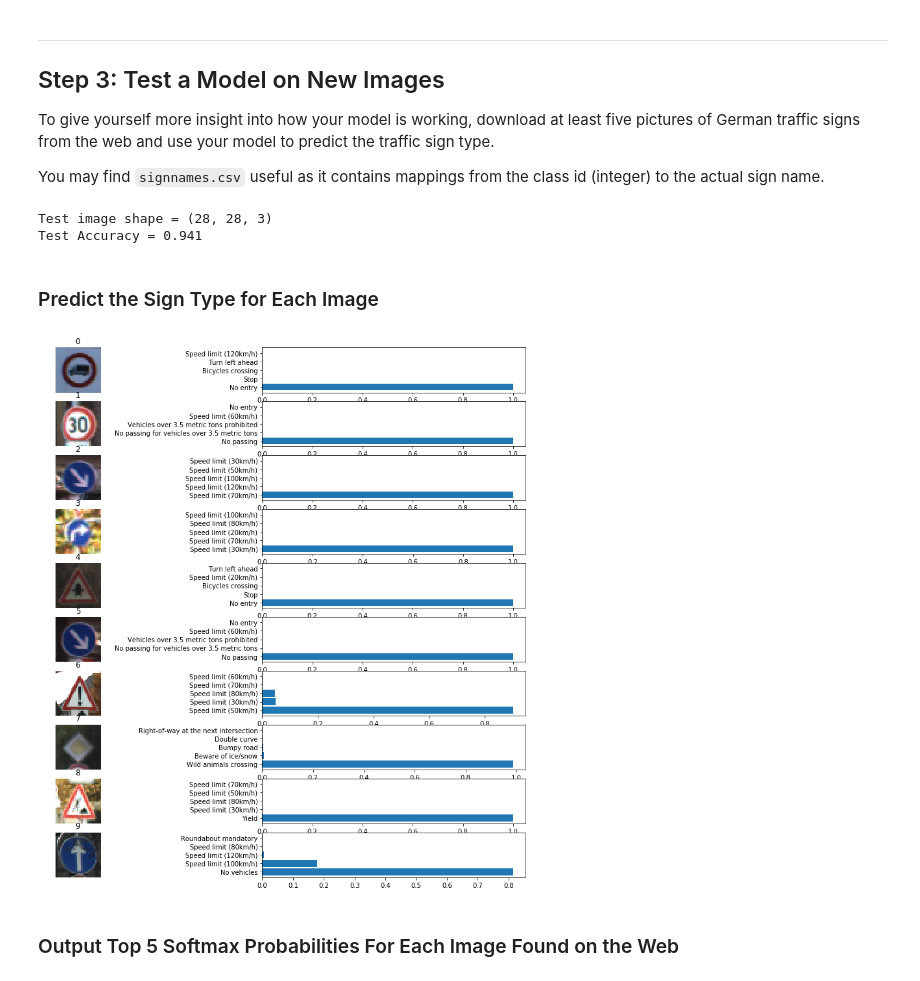
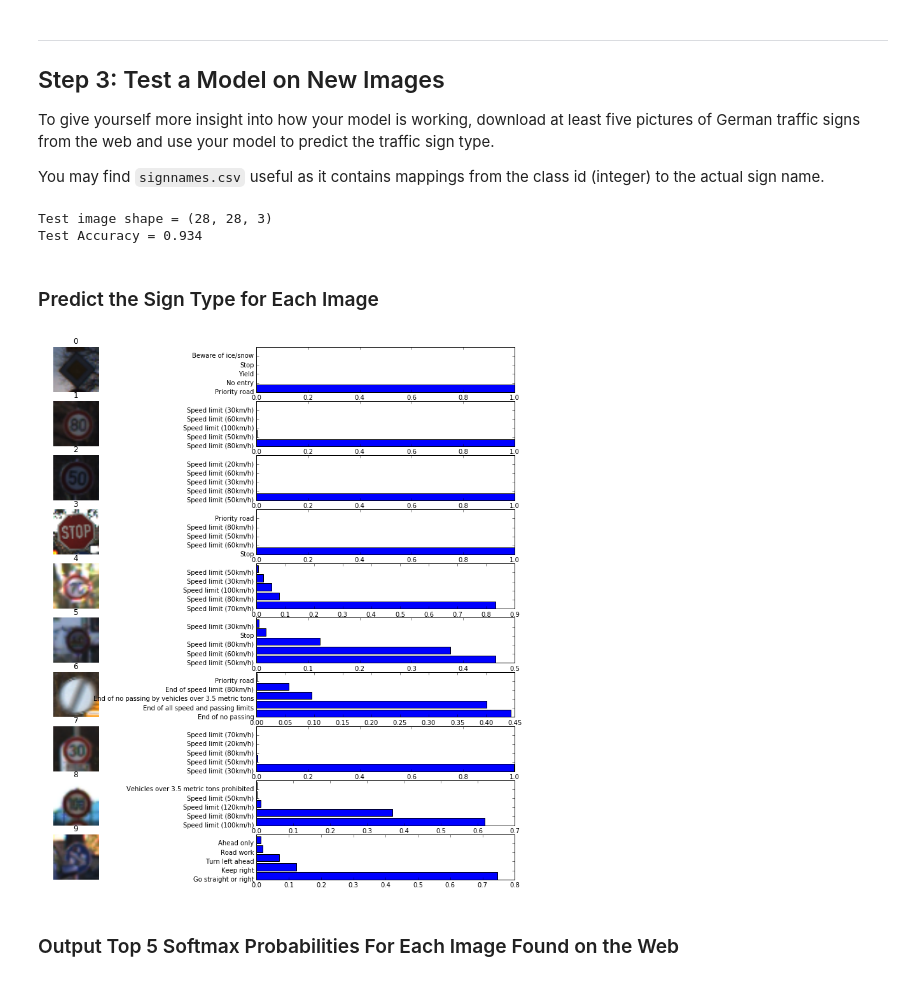
Before and after one commit to uranus4ever/Traffic-Sign-Classifier-CNN, a Jupyter notebook: Traffic_Sign_Classifier-Copy1.ipynb, the cells around one changed output. Saved outputs shown, nothing was run; the diff lists cells and outputs as text; code cells hidden in the pictures.

Commit message:
Modify test image plot

```diff
--- a/Traffic_Sign_Classifier-Copy1.ipynb
+++ b/Traffic_Sign_Classifier-Copy1.ipynb
@@ -186,23 +186,26 @@ def rotate_img(img):
     Mat = cv2.getRotationMatrix2D((mid_x, mid_y), ang, 1.0)
     return cv2.warpAffine(img, Mat, img.shape[:2])
 
-img = X_train_pure[200,:,:,:]
-img1 = crop(img, margin=2)
-img2 = blur(img1)
-img3 = equal_Hist(img2)
+def plotimage(img):
+    img1 = crop(img, margin=2)
+    img2 = blur(img1)
+    img3 = equal_Hist(img2)
 
-plt.figure(figsize=(8, 2))
-plt.subplot(1, 4, 1)
-plt.imshow(img)
-plt.title("Raw image({}x{})".format(img.shape[0], img.shape[1]))
-plt.subplot(1, 4, 2)
-plt.imshow(img1)
-plt.title("crop image({}x{})".format(img1.shape[0], img1.shape[1]))
-plt.subplot(1, 4, 3)
-plt.imshow(img2)
-plt.title("Sharpen")
-plt.subplot(1, 4, 4)
-plt.imshow(img3)
-plt.title("eqHist")
+    plt.figure(figsize=(8, 2))
+    plt.subplot(1, 4, 1)
+    plt.imshow(img)
+    plt.title("Raw image({}x{})".format(img.shape[0], img.shape[1]))
+    plt.subplot(1, 4, 2)
+    plt.imshow(img1)
+    plt.title("crop image({}x{})".format(img1.shape[0], img1.shape[1]))
+    plt.subplot(1, 4, 3)
+    plt.imshow(img2)
+    plt.title("Sharpen")
+    plt.subplot(1, 4, 4)
+    plt.imshow(img3)
+    plt.title("eqHist")
+
+plotimage(X_train_pure[200,:,:,:])
+plotimage(X_train_pure[600,:,:,:])
 plt.show()
 # %% [output]
@@ -474,7 +478,7 @@ with tf.Session() as sess:
     print("Test Accuracy = {:.3f}".format(test_accuracy))
 # %% [output]
 Test image shape = (28, 28, 3)
-Test Accuracy = 0.941
+Test Accuracy = 0.934
 # %% [markdown]
 ### Predict the Sign Type for Each Image
 # %%
@@ -491,24 +495,24 @@ def top5prob(X_data, sess):
     return sess.run(top_5)
 
 test_num = 10
-X_test_data = test_imgs[200:test_num+200]
+X_test_data = test_imgs[300:test_num+300]
 with tf.Session() as sess:
     saver.restore(sess, './Traffic-Sign-CNNmodel')
     signs_top_5=top5prob(X_test_data, sess)
 # %%
 plt.figure(figsize=(16, 15))
 for i in range(test_num):
     plt.subplot(test_num, 2, 2*i+1)
-    plt.imshow(X_test_pure[i])
+    plt.imshow(X_test_pure[i+300])
     plt.title(i)
     plt.axis('off')
     plt.subplot(test_num, 2, 2*i+2)
     plt.barh(np.arange(1, 6, 1), signs_top_5.values[i, :])
     labs=[signs_class[j] for j in signs_top_5.indices[i]]
     plt.yticks(np.arange(1, 6, 1), labs)
 plt.show()
 # %% [output]
-[figure, old version]
+[figure, new version]
 # %% [markdown]
 ### Output Top 5 Softmax Probabilities For Each Image Found on the Web
 # %% [markdown]
```
Also changed, not shown: parts of 5 cells of this notebook, 2 other files.
